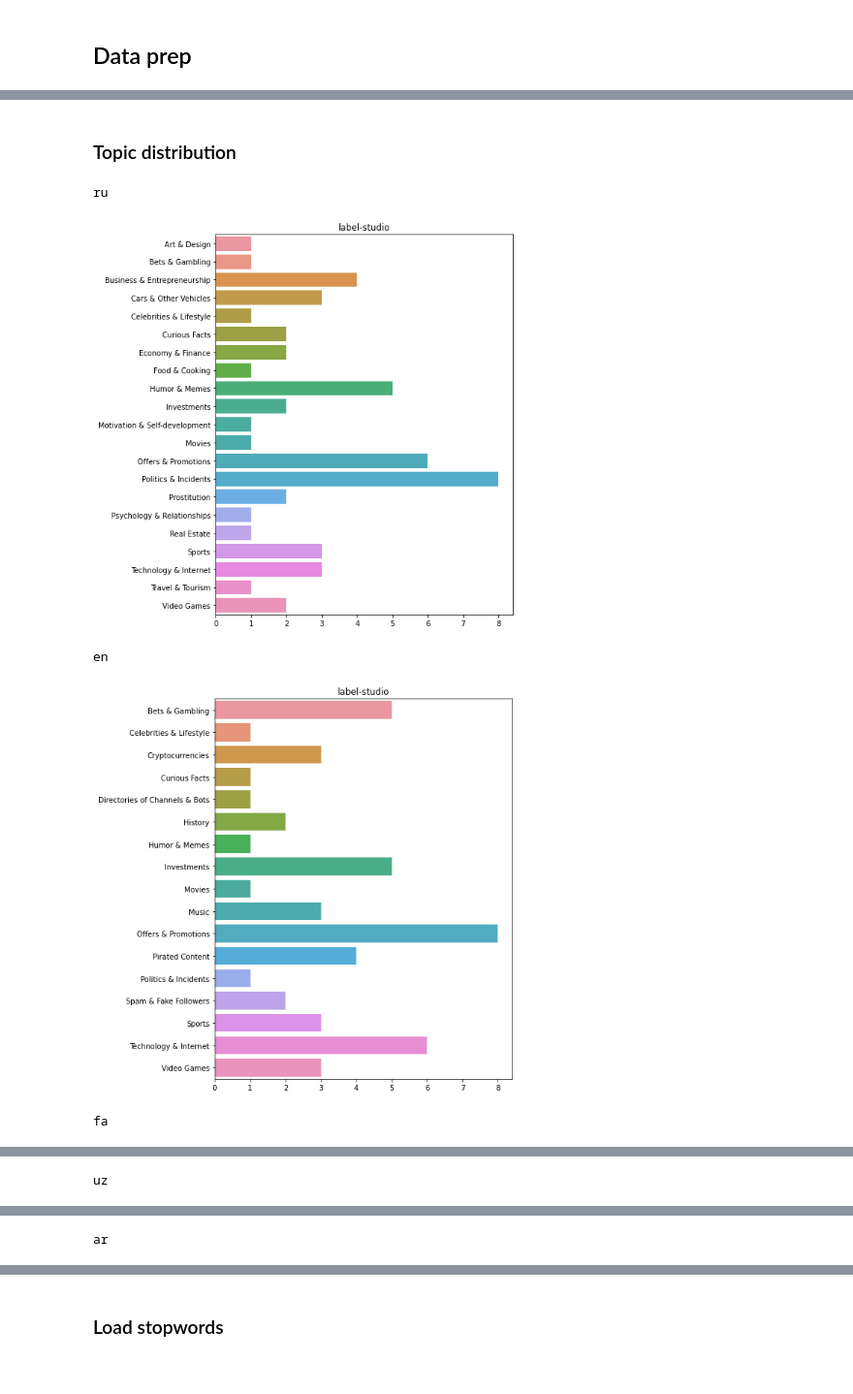
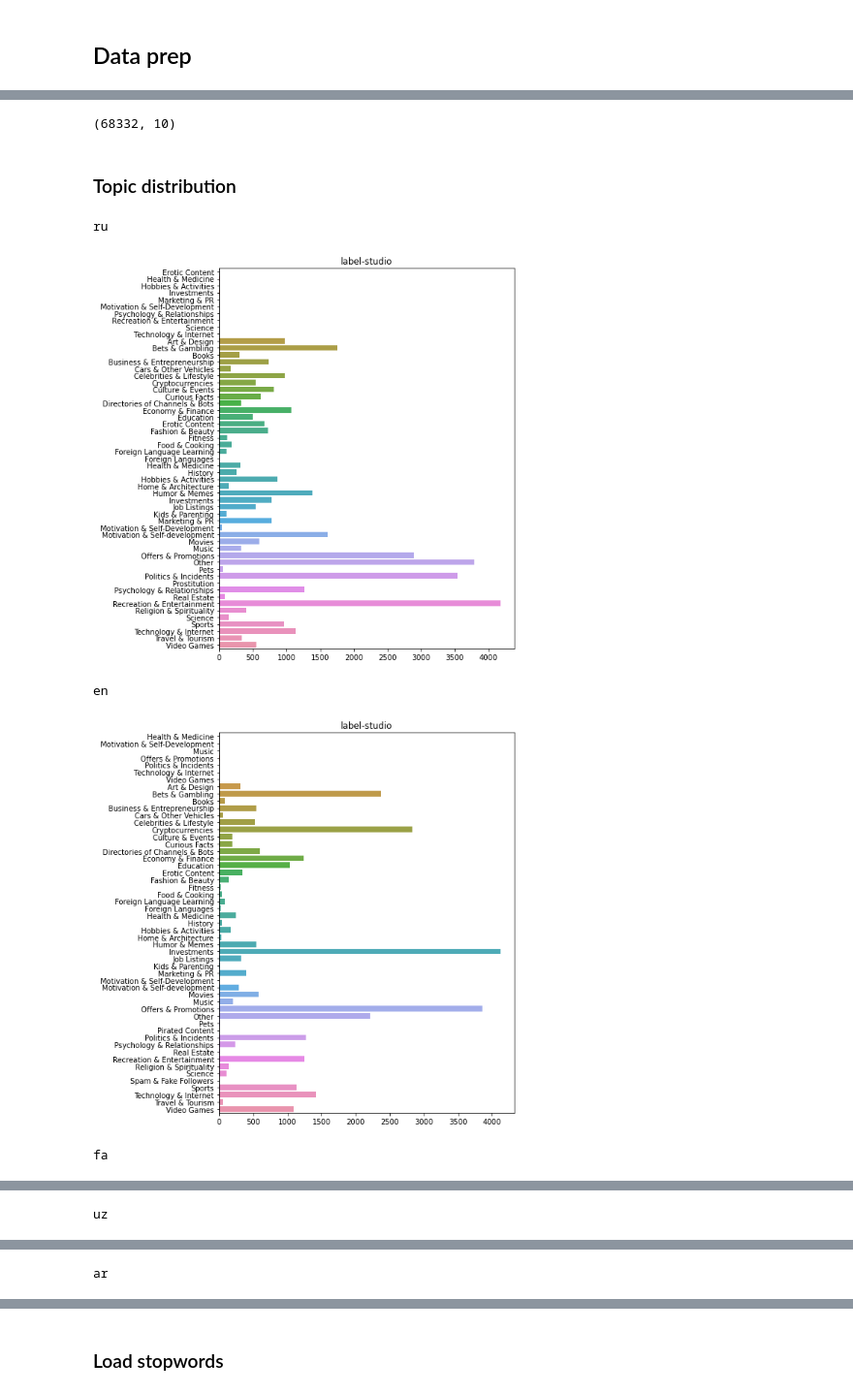
Before and after one commit to Rusteam/tgcat, a Jupyter notebook: notebooks/r-2/0.2-rg-build-model.ipynb, the cells around one changed output, grey strips where cells are left out. Shown at 97% size. Drawn from its saved outputs; the diff is of its cells as text; code cells hidden in the pictures.

Commit message:
prepare data for trainig, train and evaluate 5 langs

```diff
--- a/notebooks/r-2/0.2-rg-build-model.ipynb
+++ b/notebooks/r-2/0.2-rg-build-model.ipynb
@@ -47,5 +48,16 @@ os.environ['KMP_DUPLICATE_LIB_OK']='True'
 # %% [output]
 The autoreload extension is already loaded. To reload it, use:
   %reload_ext autoreload
+# %%
+def flatten_category(labelled_data):
+    """ convert multiple labels to multiple rows """
+    data = []
+    for i, row in tqdm(labelled_data.iterrows(), desc='rows'):
+        for t,w in row['category'].items():
+            row['topic'] = t
+            row['weight'] = w
+            data.append(row)
+    data = pd.DataFrame(data)
+    return data
 # %% [markdown]
 ## Data prep
@@ -164,0 +64,2 @@ inputs.shape
+# %%
+DATA = 'data/interim/train_data.csv'
@@ -164,0 +68,6 @@ inputs.shape
+# %%
+data = pd.read_csv(DATA,)
+data['description'].fillna("", inplace=True)
+data['category'] = data['category'].apply(eval)
+
+data.info()
@@ -165,16 +92,22 @@ inputs.shape
+# %%
+data_flat = flatten_category(data,)
+
+data_flat.shape
+# %% [output]
+(68332, 10)
 # %% [markdown]
 ### Topic distribution
 # %%
 from src.train.plot_utils import barplots
 # %%
-for l in test_data['lang_code'].unique():
+for l in data_flat['lang_code'].unique():
     print(l)
     barplots({
-        'label-studio': test_data.query(f"lang_code == '{l}'")['topic'],
+        'label-studio': data_flat.query(f"lang_code == '{l}'")['topic'],
     }, 1, 2, fig_dims=(14,8))
 # %% [output]
 ru
-[figure, old version]
+[figure, new version]
 en
-[figure, old version]
+[figure, new version]
 fa
```
Also changed, not shown: parts of 46 cells of this notebook, 2 other files.
